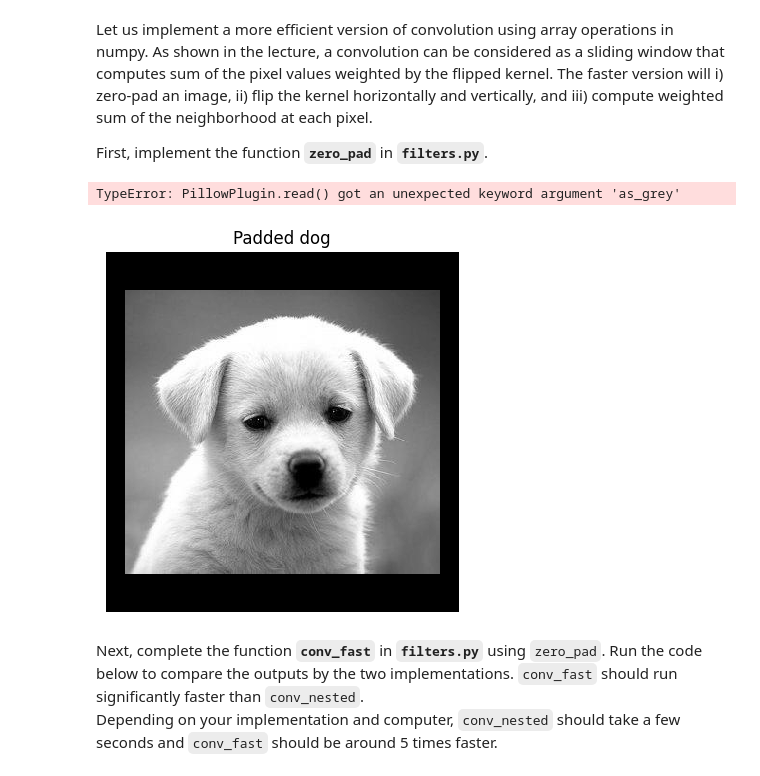
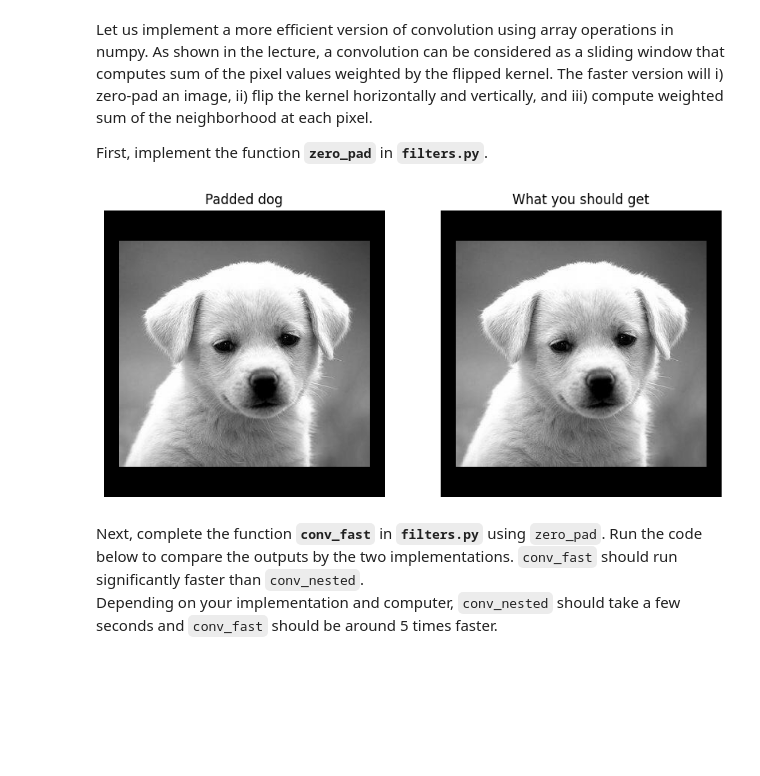
Before and after one commit to MariMachaidze/Computer-Vision, a Jupyter notebook: hw2/hw2.ipynb, the cells around one changed output. Cells and saved outputs as stored; diff of their text form; code cells hidden in the pictures; blank space fills up the shorter version.

```diff
--- a/hw2/hw2.ipynb
+++ b/hw2/hw2.ipynb
@@ -158,28 +158,27 @@ First, implement the function **`zero_pad`** in **`filters.py`**.
 # %%
 from filters import zero_pad
 
 pad_width = 20 # width of the padding on the left and right
 pad_height = 40 # height of the padding on the top and bottom
 
 padded_img = zero_pad(img, pad_height, pad_width)
 
 # Plot your padded dog
 plt.subplot(1,2,1)
 plt.imshow(padded_img)
 plt.title('Padded dog')
 plt.axis('off')
 
 # Plot what you should get
-solution_img = io.imread('padded_dog.jpg', as_grey=True)
+solution_img = io.imread('padded_dog.jpg', as_gray=True)
 plt.subplot(1,2,2)
 plt.imshow(solution_img)
 plt.title('What you should get')
 plt.axis('off')
 
 plt.show()
 # %% [output]
-TypeError: PillowPlugin.read() got an unexpected keyword argument 'as_grey'
-[figure, old version]
+[figure, new version]
 # %% [markdown]
 Next, complete the function **`conv_fast`** in **`filters.py`** using `zero_pad`. Run the code below to compare the outputs by the two implementations. `conv_fast` should run significantly faster than `conv_nested`.
 Depending on your implementation and computer, `conv_nested` should take a few seconds and `conv_fast` should be around 5 times faster.
```
Also changed, not shown: parts of 1 cell of this notebook, 1 other file.
